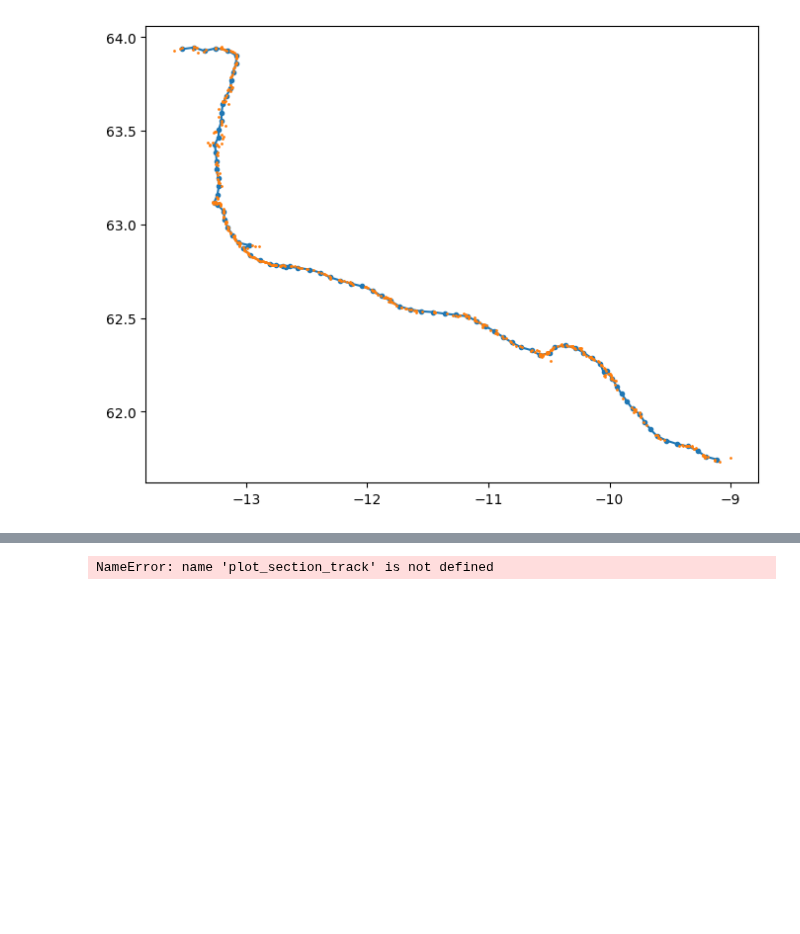
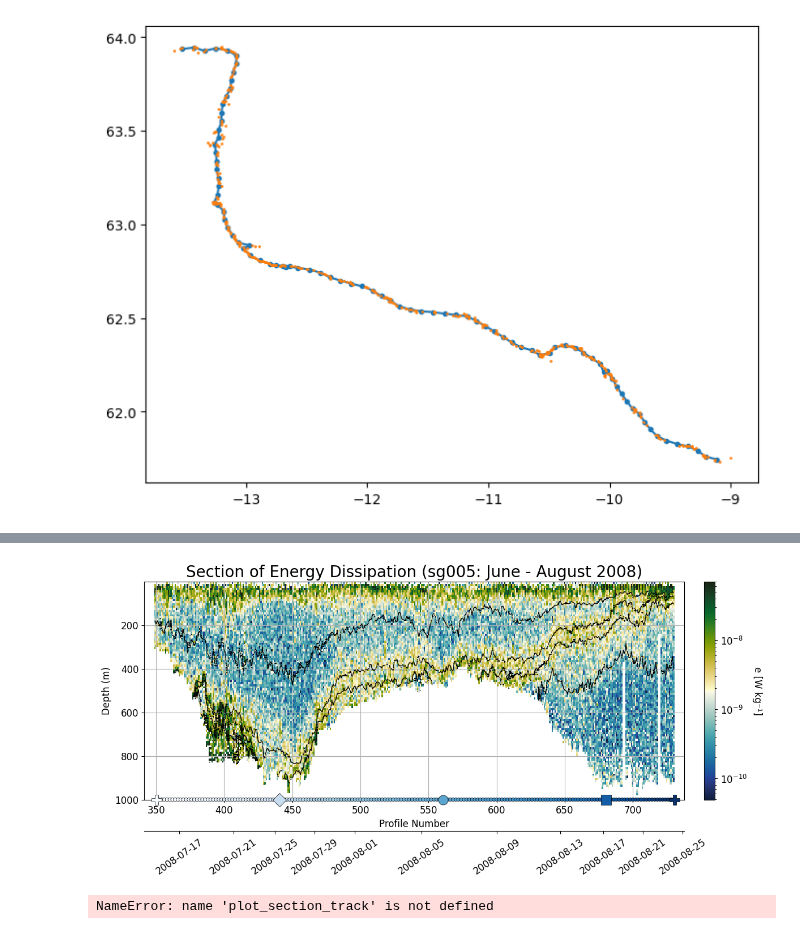
Before and after one commit to tillmrtz/dissipationSML, a Jupyter notebook: notebooks/dissipation_multiple_gliders.ipynb, the cells around one changed output, grey strips where cells are left out. Saved outputs shown, nothing was run; the diff lists cells and outputs as text; code cells hidden in the pictures; blank space fills up the shorter version.

```diff
--- a/notebooks/dissipation_multiple_gliders.ipynb
+++ b/notebooks/dissipation_multiple_gliders.ipynb
@@ -694,3 +694,12 @@ plt.plot(path_coordinates[:, 0], path_coordinates[:, 1], label='Bathymetry Point
 plt.show()
 # %% [output]
 [figure]
+# %%
+## find the dataset of Glider = 005 and Mission: 20080606 both attributes in mld_list_IFR
+target_glider = "005"
+target_mission = "20080606"
+target_ds = None
+for ds in mld_list_IFR:
+    if ds.attrs.get("Glider") == target_glider and ds.attrs.get("Mission") == target_mission:
+        target_ds = ds
+        break
@@ -731,3 +908,22 @@ plt.show()
+# %%
+start = None#180 * 2
+end = None#370 * 2
+#levels_e = [-6.6,-7.0,-7.4,-7.8,-8.2,-8.6,-9.0,-9.4,-9.8,-10.2]
+fig, axs = plotting.plot_section(ds_casts, vars=['DISSIPATION_LEM'], v_res=10, start=start, end=end, levels = False, log_scale=True)
+axs[-1].scatter(casts*2, np.full_like(casts,1000), c=colors, cmap="Blues", s=20, marker="o", edgecolor='black', linewidth=0.5, zorder=104,clip_on=False,)
+for cast, symbol in zip(casts_to_show, cast_symbols):
+    idx = np.where(casts == cast)[0]
+    axs[-1].scatter(cast*2+0.5, 1000, color=colors[idx], s=150, marker=symbol, edgecolor='black', linewidth=0.5, zorder=104,clip_on=False,)
+### add scatter points for all casts
+
+levels = [27.4,27.6,27.8,28.0]
+fig, ax = plot_contours(ds_casts, levels = levels,ax = axs[-1])
+#fig.set_size_inches(12, 4)
+ax.set_title("Section of Energy Dissipation (sg005: June - August 2008)", fontsize=20)
+plt.savefig('/Users/tillmoritz/Desktop/OSM/Section_sg005.pdf', dpi=300, bbox_inches='tight', transparent=True)
+plt.show()
+# %% [output]
+[figure, added]
 # %%
 def cut_season(binned_list, season):
     """
```
Also changed, not shown: parts of 17 cells of this notebook, 9 other files.
